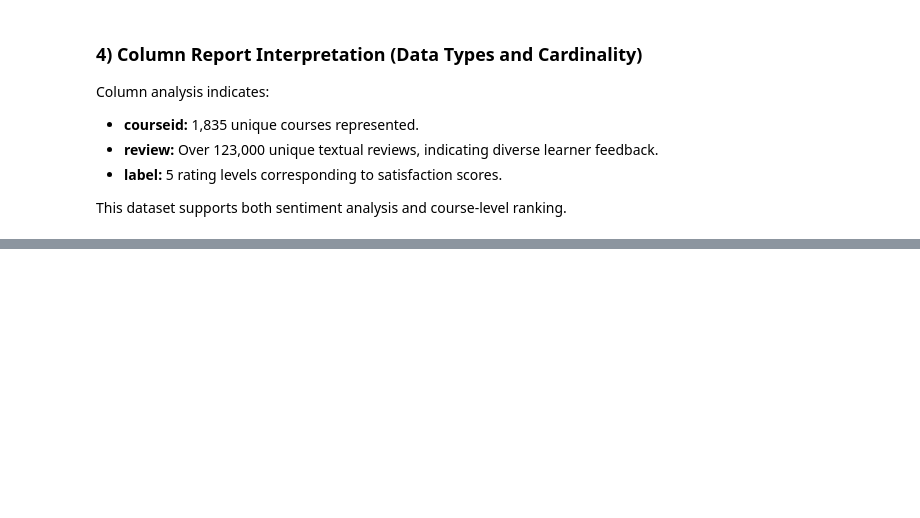
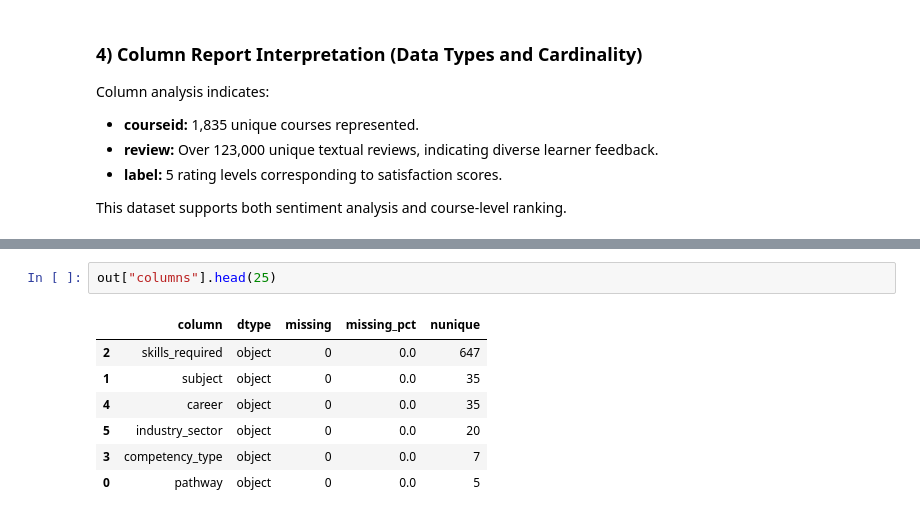
Before and after one commit to Mwanaishaali/Cap_Stone_Project, a Jupyter notebook: 01_data_understanding.ipynb, the cells around one changed output, grey strips where cells are left out. Cells and saved outputs as stored; diff of their text form; blank space fills up the shorter version.

```diff
--- a/01_data_understanding.ipynb
+++ b/01_data_understanding.ipynb
@@ -795,0 +862,10 @@ This dataset supports both sentiment analysis and course-level ranking.
+# %%
+out["columns"].head(25)
+# %% [output]
+|  | column | dtype | missing | missing_pct | nunique |
+| 2 | skills_required | object | 0 | 0.0 | 647 |
+| 1 | subject | object | 0 | 0.0 | 35 |
+| 4 | career | object | 0 | 0.0 | 35 |
+| 5 | industry_sector | object | 0 | 0.0 | 20 |
+| 3 | competency_type | object | 0 | 0.0 | 7 |
+| 0 | pathway | object | 0 | 0.0 | 5 |
```
Also changed, not shown: parts of 9 cells of this notebook, 1 other file.
